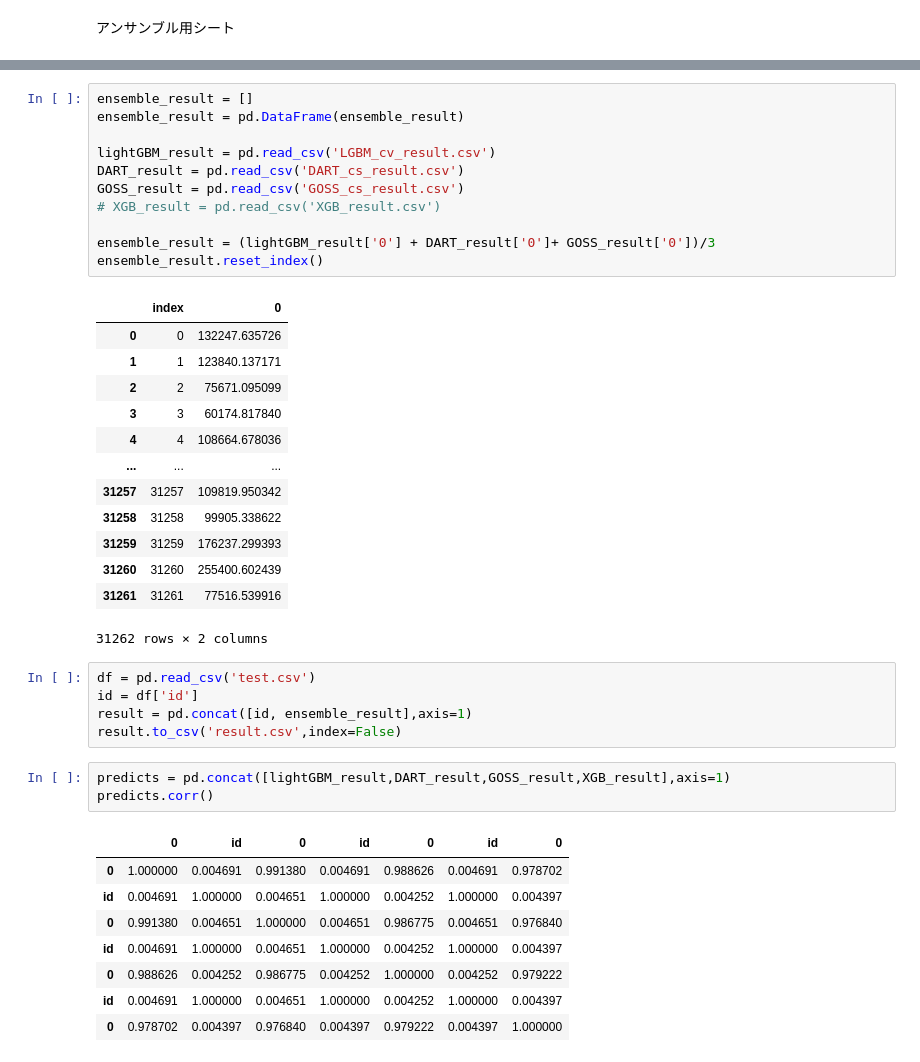
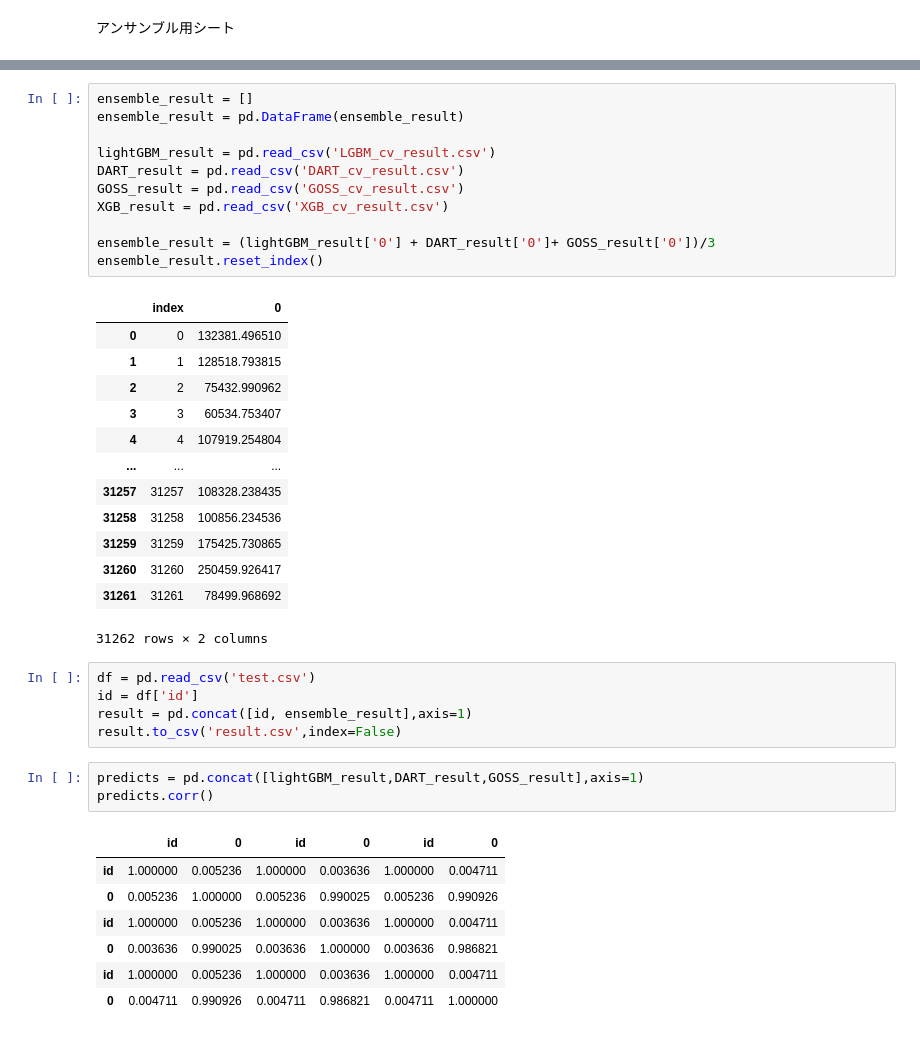
Before and after one commit to kyotoman-koshida/mynabi, a Jupyter notebook: ensemble.ipynb, the cells around one changed output, grey strips where cells are left out. Drawn from its saved outputs; the diff is of its cells as text.

```diff
--- a/ensemble.ipynb
+++ b/ensemble.ipynb
@@ -60,25 +58,25 @@ ensemble_result = []
 ensemble_result = pd.DataFrame(ensemble_result)
 
 lightGBM_result = pd.read_csv('LGBM_cv_result.csv')
-DART_result = pd.read_csv('DART_cs_result.csv')
-GOSS_result = pd.read_csv('GOSS_cs_result.csv')
-# XGB_result = pd.read_csv('XGB_result.csv')
+DART_result = pd.read_csv('DART_cv_result.csv')
+GOSS_result = pd.read_csv('GOSS_cv_result.csv')
+XGB_result = pd.read_csv('XGB_cv_result.csv')
 
 ensemble_result = (lightGBM_result['0'] + DART_result['0']+ GOSS_result['0'])/3
 ensemble_result.reset_index()
 # %% [output]
 |  | index | 0 |
-| 0 | 0 | 132247.635726 |
-| 1 | 1 | 123840.137171 |
-| 2 | 2 | 75671.095099 |
-| 3 | 3 | 60174.817840 |
-| 4 | 4 | 108664.678036 |
+| 0 | 0 | 132381.496510 |
+| 1 | 1 | 128518.793815 |
+| 2 | 2 | 75432.990962 |
+| 3 | 3 | 60534.753407 |
+| 4 | 4 | 107919.254804 |
 | ... | ... | ... |
-| 31257 | 31257 | 109819.950342 |
-| 31258 | 31258 | 99905.338622 |
-| 31259 | 31259 | 176237.299393 |
-| 31260 | 31260 | 255400.602439 |
-| 31261 | 31261 | 77516.539916 |
+| 31257 | 31257 | 108328.238435 |
+| 31258 | 31258 | 100856.234536 |
+| 31259 | 31259 | 175425.730865 |
+| 31260 | 31260 | 250459.926417 |
+| 31261 | 31261 | 78499.968692 |
 31262 rows × 2 columns
 # %%
 df = pd.read_csv('test.csv')
@@ -86,14 +84,13 @@ id = df['id']
 result = pd.concat([id, ensemble_result],axis=1)
 result.to_csv('result.csv',index=False)
 # %%
-predicts = pd.concat([lightGBM_result,DART_result,GOSS_result,XGB_result],axis=1)
+predicts = pd.concat([lightGBM_result,DART_result,GOSS_result],axis=1)
 predicts.corr()
 # %% [output]
-|  | 0 | id | 0 | id | 0 | id | 0 |
-| 0 | 1.000000 | 0.004691 | 0.991380 | 0.004691 | 0.988626 | 0.004691 | 0.978702 |
-| id | 0.004691 | 1.000000 | 0.004651 | 1.000000 | 0.004252 | 1.000000 | 0.004397 |
-| 0 | 0.991380 | 0.004651 | 1.000000 | 0.004651 | 0.986775 | 0.004651 | 0.976840 |
-| id | 0.004691 | 1.000000 | 0.004651 | 1.000000 | 0.004252 | 1.000000 | 0.004397 |
-| 0 | 0.988626 | 0.004252 | 0.986775 | 0.004252 | 1.000000 | 0.004252 | 0.979222 |
-| id | 0.004691 | 1.000000 | 0.004651 | 1.000000 | 0.004252 | 1.000000 | 0.004397 |
-| 0 | 0.978702 | 0.004397 | 0.976840 | 0.004397 | 0.979222 | 0.004397 | 1.000000 |
+|  | id | 0 | id | 0 | id | 0 |
+| id | 1.000000 | 0.005236 | 1.000000 | 0.003636 | 1.000000 | 0.004711 |
+| 0 | 0.005236 | 1.000000 | 0.005236 | 0.990025 | 0.005236 | 0.990926 |
+| id | 1.000000 | 0.005236 | 1.000000 | 0.003636 | 1.000000 | 0.004711 |
+| 0 | 0.003636 | 0.990025 | 0.003636 | 1.000000 | 0.003636 | 0.986821 |
+| id | 1.000000 | 0.005236 | 1.000000 | 0.003636 | 1.000000 | 0.004711 |
+| 0 | 0.004711 | 0.990926 | 0.004711 | 0.986821 | 0.004711 | 1.000000 |
```
Also changed, not shown: parts of 1 cell of this notebook, 6 other files.
